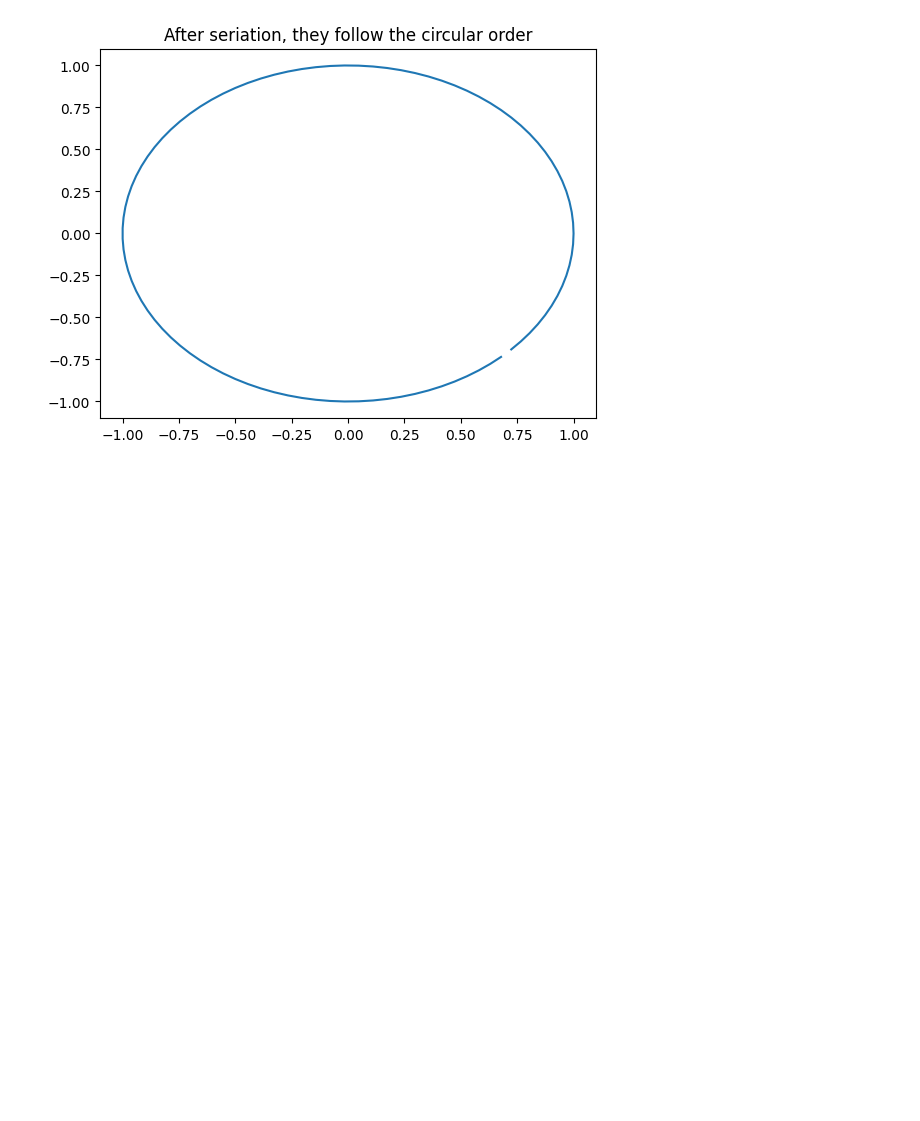
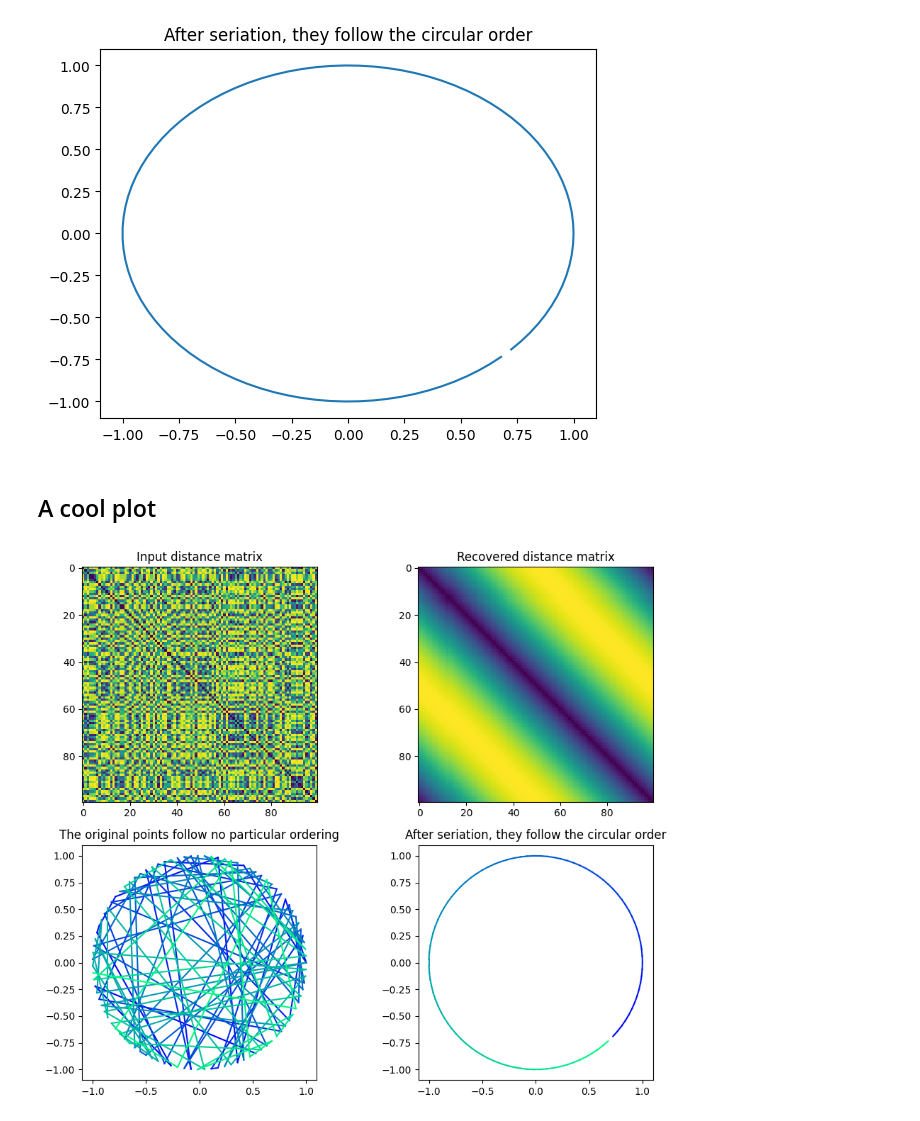
Before and after one commit to stgoa/recursiveseriation, a Jupyter notebook: examples/example_points_in_circle.ipynb, the cells around one changed output. Cells and saved outputs as stored; diff of their text form; code cells hidden in the pictures; blank space fills up the shorter version.

Commit message:
improved plot in example

```diff
--- a/examples/example_points_in_circle.ipynb
+++ b/examples/example_points_in_circle.ipynb
@@ -89,3 +90,48 @@ plt.title("After seriation, they follow the circular order")
 # %% [output]
 Text(0.5, 1.0, 'After seriation, they follow the circular order')
 [figure]
+# %% [markdown]
+## A cool plot
+# %%
+
+#CONSTANTS
+NPOINTS = len(points_in_circle)
+COLOR='blue'
+RESFACT=10
+MAP='winter' # choose carefully, or color transitions will not appear smoooth
+cm = plt.get_cmap(MAP)
+
+
+fig, axes = plt.subplots(2, 2, figsize=(10, 8))
+
+axes[0,0].imshow(D)
+axes[0,0].set_title("Input distance matrix")
+
+
+axes[0,1].imshow(D_rec)
+axes[0,1].set_title("Recovered distance matrix")
+
+P = np.asarray(points_in_circle)
+x, y = P[:,0], P[:,1]
+axes[1,0].set_prop_cycle(color=[cm(1.*i/(NPOINTS-1)) for i in range(NPOINTS-1)])
+for i in range(NPOINTS-1):
+    axes[1,0].plot(x[i:i+2],y[i:i+2])
+
+axes[1,0].set_title("The original points follow no particular ordering")
+axes[1,0].set_aspect('equal')  # Set aspect ratio to 1:1 (square)
+
+P = np.asarray(permute(points_in_circle,order))
+x, y = P[:,0], P[:,1]
+axes[1,1].set_prop_cycle(color=[cm(1.*i/(NPOINTS-1)) for i in range(NPOINTS-1)])
+for i in range(NPOINTS-1):
+    axes[1,1].plot(x[i:i+2],y[i:i+2])
+axes[1,1].set_title("After seriation, they follow the circular order")
+axes[1,1].set_aspect('equal')  # Set aspect ratio to 1:1 (square)
+
+# Adjust the spacing between subplots
+fig.tight_layout()
+
+# Show the figure
+plt.show()
+# %% [output]
+[figure, added]
```
Also changed, not shown: parts of 1 cell of this notebook.
